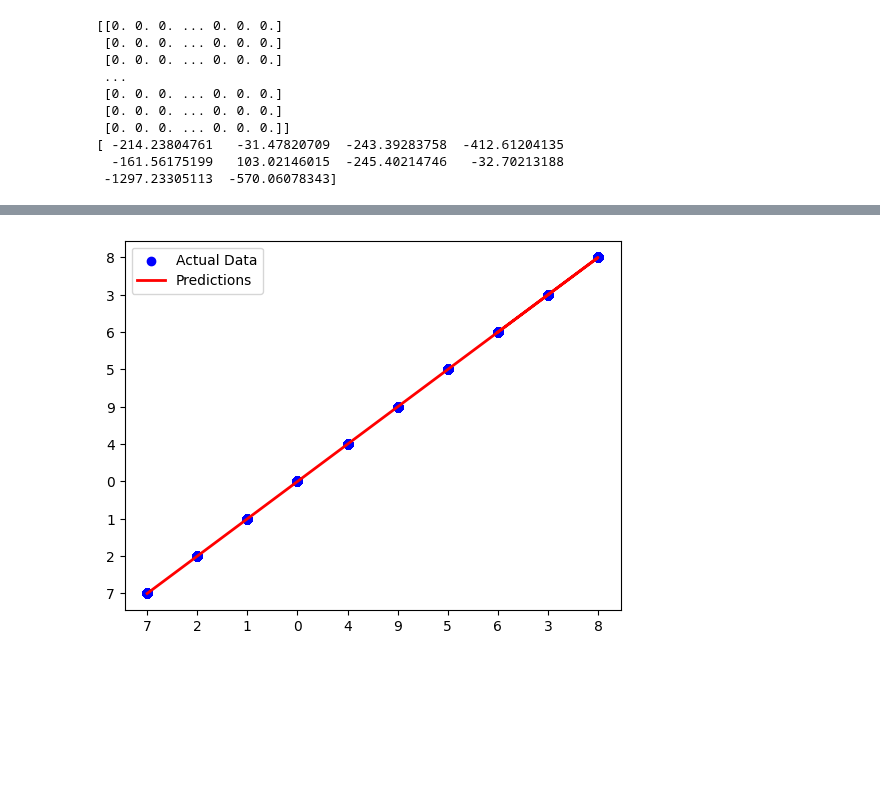
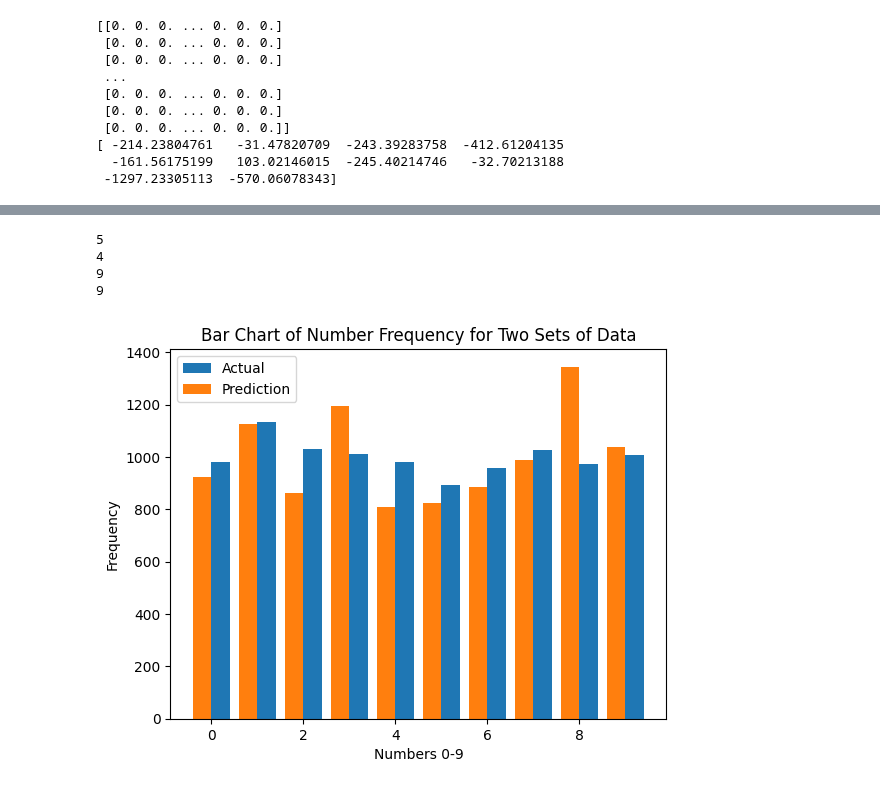
Before and after one commit to shaanCh/Data_Science-Machine_Learning, a Jupyter notebook: Projects/NeuralNetRaw.ipynb, the cells around one changed output, grey strips where cells are left out. Cells and saved outputs as stored; diff of their text form; code cells hidden in the pictures; blank space fills up the shorter version.

```diff
--- a/Projects/NeuralNetRaw.ipynb
+++ b/Projects/NeuralNetRaw.ipynb
@@ -145,7 +145,43 @@ Index 9992 is different: 9 != 4
-# %%
-plt.scatter(y_test, y_test, color='blue', label='Actual Data')
-plt.plot(y_pred, y_pred, color='red', linewidth=2, label='Predictions')
-plt.legend()
-plt.show()
-# %% [output]
-[figure, removed]
+# %%
+print(y_test[8])
+print(y_test[33])
+print(y_test[193])
+print(y_test[151])
+# %% [output]
+5
+4
+9
+9
+# %%
+import matplotlib.pyplot as plt
+from collections import Counter
+
+# Create two sets of sample data
+data1 = [int(x) for x in ytest_list]
+data2 = [int(x) for x in ypred_list]
+
+# Count the frequency of each number in each list
+freq1 = Counter(data1)
+freq2 = Counter(data2)
+
+# Create a list of integers from 1 to 3
+x = list(range(10))
+
+# Get the frequency of each number for both sets of data as separate lists
+y1 = [freq1[num] for num in x]
+y2 = [freq2[num] for num in x]
+
+# Create a bar chart
+plt.bar(x, y1, width=0.4, align='edge', label='Actual')
+plt.bar(x, y2, width=-0.4, align='edge', label='Prediction')
+
+# Add labels and title
+plt.xlabel('Numbers 0-9')
+plt.ylabel('Frequency')
+plt.title('Bar Chart of Number Frequency for Two Sets of Data')
+plt.legend()
+
+# Show the plot
+plt.show()
+# %% [output]
+[figure, added]
```
Also changed, not shown: parts of 5 cells of this notebook, 1 other file.
